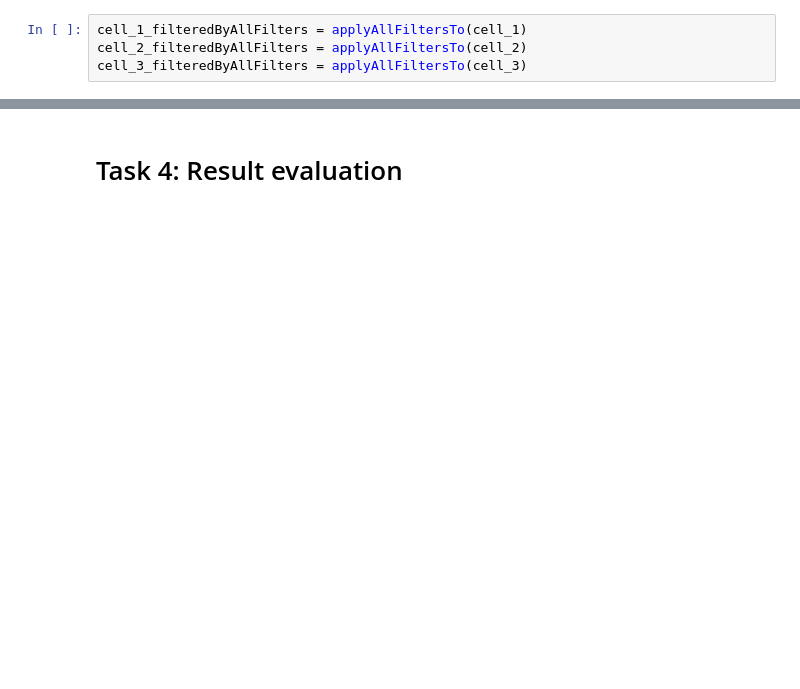
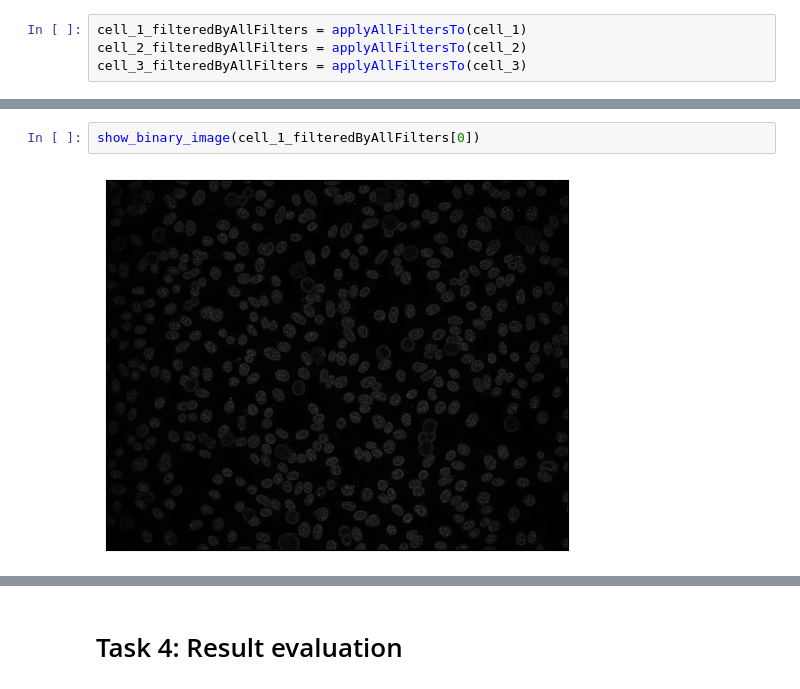
Before and after one commit to variable-21/ComputerVisionLabs, a Jupyter notebook: assi.ipynb, the cells around one changed output, grey strips where cells are left out. Drawn from its saved outputs; the diff is of its cells as text; blank space fills up the shorter version.

```diff
--- a/assi.ipynb
+++ b/assi.ipynb
@@ -272,0 +288,4 @@ def displayAll(images):
+# %%
+show_binary_image(cell_1_filteredByAllFilters[0])
+# %% [output]
+[figure, added]
```
Also changed, not shown: parts of 17 cells of this notebook, 1 other file.
